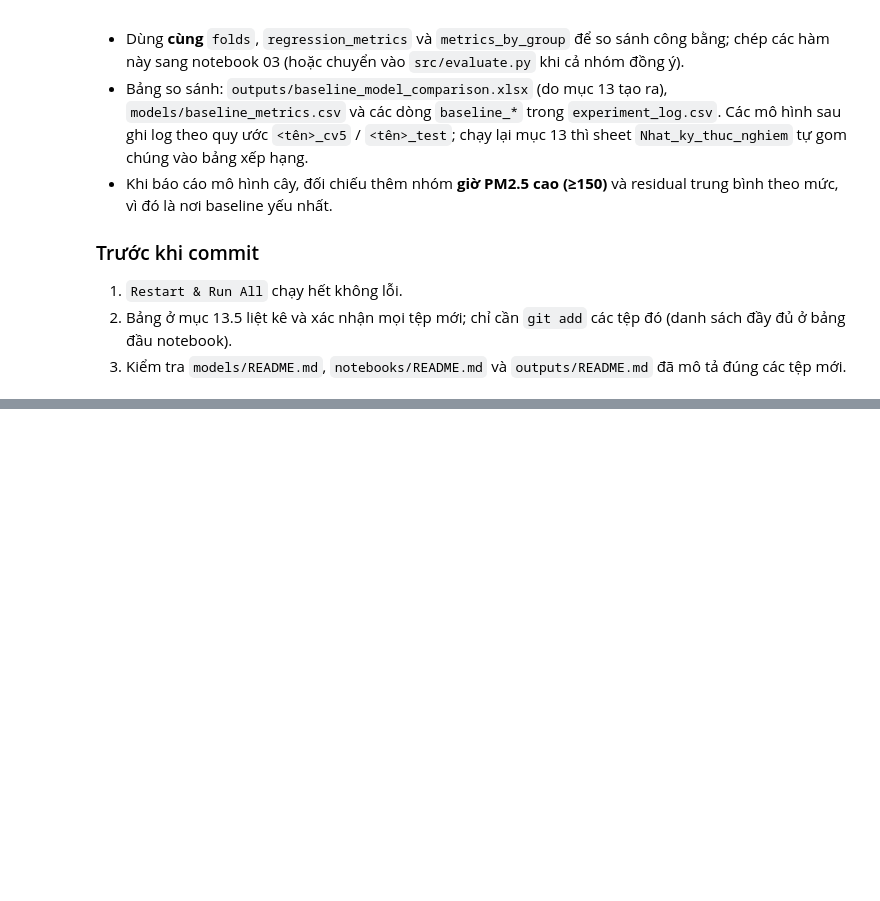
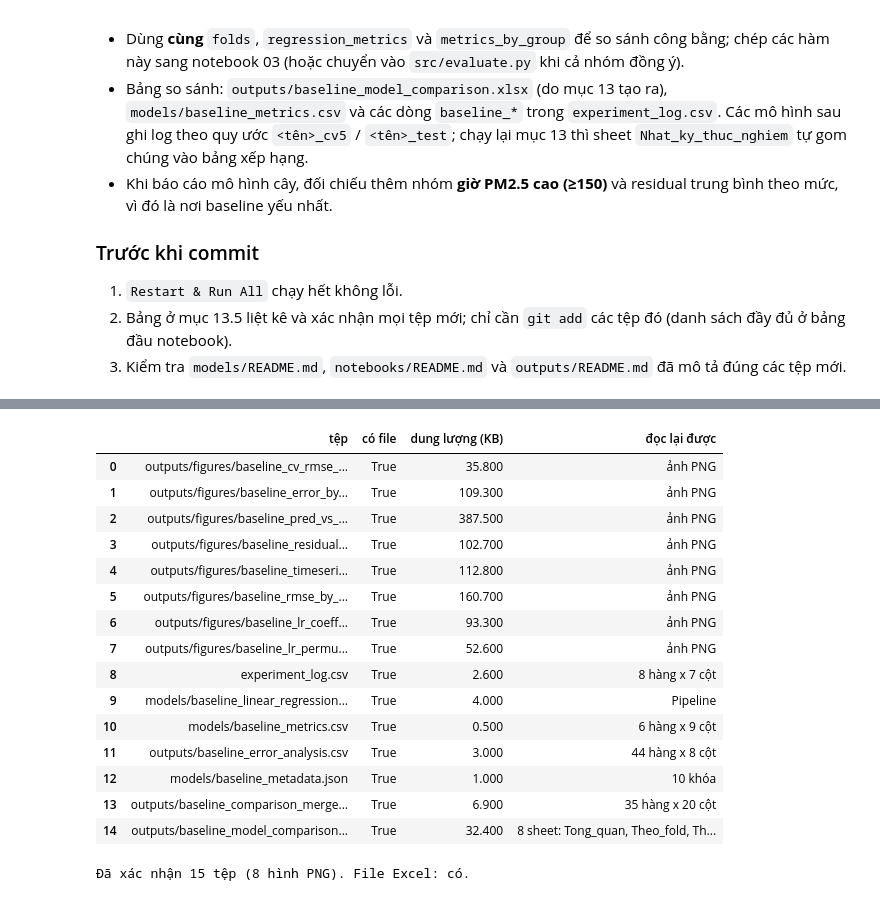
Before and after one commit to bjruly/sgu_finalproject_machinelearning_2026-2027, a Jupyter notebook: notebooks/02_model_training_baseline.ipynb, the cells around one changed output, grey strips where cells are left out. Saved outputs shown, nothing was run; the diff lists cells and outputs as text; code cells hidden in the pictures; blank space fills up the shorter version.

```diff
--- a/notebooks/02_model_training_baseline.ipynb
+++ b/notebooks/02_model_training_baseline.ipynb
@@ -1506,0 +2104,16 @@ Số liệu cụ thể nằm ở mục 7, 11 và 13.3; ở đây chỉ nêu ý c
+# %%
+# --- 9.1 Dự đoán vs thực tế ---
+fig, axes = plt.subplots(1, 2, figsize=(12, 5.2), sharex=True, sharey=True)
+for ax, name in zip(axes, MAIN_MODELS):
+    key = PRED_ALL[name]
+    hb = ax.hexbin(oof["y_true"], oof[key], gridsize=60, extent=(0, 500, 0, 500), bins="log", mincnt=1, cmap="viridis")
+    ax.plot([0, 500], [0, 500], "r--", lw=1, label="y = x (dự đoán hoàn hảo)")
+    ax.set_title(name)
+    ax.set_xlabel("PM2.5 thực tế (µg/m³)")
+    ax.set_xlim(0, 500); ax.set_ylim(0, 500)
+    ax.legend(loc="upper left", fontsize=8)
+axes[0].set_ylabel("PM2.5 dự đoán (µg/m³)")
+fig.colorbar(hb, ax=axes, label="số điểm (thang log)", shrink=0.85)
+fig.suptitle("Dự đoán so với thực tế (validation, trục giới hạn 0–500 để dễ nhìn)", y=1.0)
+save_fig(fig, "baseline_pred_vs_actual")
+plt.show()
@@ -1506,0 +2939,52 @@ Số liệu cụ thể nằm ở mục 7, 11 và 13.3; ở đây chỉ nêu ý c
+# %%
+def validate_saved_file(path):
+    # Đọc lại tệp theo định dạng để chắc chắn tệp hợp lệ; trả về mô tả ngắn.
+    suffix = path.suffix.lower()
+    if suffix == ".csv":
+        df = pd.read_csv(path)
+        return f"{len(df)} hàng x {df.shape[1]} cột"
+    if suffix == ".json":
+        return f"{len(json.loads(path.read_text(encoding='utf-8')))} khóa"
+    if suffix == ".joblib":
+        return type(joblib.load(path)).__name__
+    if suffix == ".xlsx":
+        names = openpyxl.load_workbook(path).sheetnames
+        return f"{len(names)} sheet: " + ", ".join(names)
+    if suffix == ".png":
+        return "ảnh PNG" if path.read_bytes()[:8] == b"\x89PNG\r\n\x1a\n" else "KHÔNG phải PNG"
+    return ""
+
+
+if SAVE_ARTIFACTS:
+    report_rows = []
+    for p in dict.fromkeys(SAVED_FILES):   # giữ thứ tự, bỏ trùng (khi chạy lại một ô)
+        ok = p.exists() and p.stat().st_size > 0
+        report_rows.append({"tệp": p.relative_to(PROJECT_ROOT).as_posix(), "có file": p.exists(),
+                            "dung lượng (KB)": round(p.stat().st_size / 1024, 1) if p.exists() else None,
+                            "đọc lại được": validate_saved_file(p) if ok else "THIẾU hoặc RỖNG"})
+    saved_report = pd.DataFrame(report_rows)
+    display(saved_report)
+    assert saved_report["có file"].all(), "Có tệp chưa được tạo, xem bảng ở trên."
+    n_png = sum(p.suffix == ".png" for p in dict.fromkeys(SAVED_FILES))
+    print(f"Đã xác nhận {len(saved_report)} tệp ({n_png} hình PNG). "
+          + ("File Excel: có." if COMPARISON_XLSX in SAVED_FILES else "File Excel: bỏ qua vì chưa cài openpyxl."))
+else:
+    print("SAVE_ARTIFACTS = False: không có tệp nào được ghi.")
+# %% [output]
+|  | tệp | có file | dung lượng (KB) | đọc lại được |
+| 0 | outputs/figures/baseline_cv_rmse_... | True | 35.800 | ảnh PNG |
+| 1 | outputs/figures/baseline_error_by... | True | 109.300 | ảnh PNG |
+| 2 | outputs/figures/baseline_pred_vs_... | True | 387.500 | ảnh PNG |
+| 3 | outputs/figures/baseline_residual... | True | 102.700 | ảnh PNG |
+| 4 | outputs/figures/baseline_timeseri... | True | 112.800 | ảnh PNG |
+| 5 | outputs/figures/baseline_rmse_by_... | True | 160.700 | ảnh PNG |
+| 6 | outputs/figures/baseline_lr_coeff... | True | 93.300 | ảnh PNG |
+| 7 | outputs/figures/baseline_lr_permu... | True | 52.600 | ảnh PNG |
+| 8 | experiment_log.csv | True | 2.600 | 8 hàng x 7 cột |
+| 9 | models/baseline_linear_regression... | True | 4.000 | Pipeline |
+| 10 | models/baseline_metrics.csv | True | 0.500 | 6 hàng x 9 cột |
+| 11 | outputs/baseline_error_analysis.csv | True | 3.000 | 44 hàng x 8 cột |
+| 12 | models/baseline_metadata.json | True | 1.000 | 10 khóa |
+| 13 | outputs/baseline_comparison_merge... | True | 6.900 | 35 hàng x 20 cột |
+| 14 | outputs/baseline_model_comparison... | True | 32.400 | 8 sheet: Tong_quan, Theo_fold, Th... |
+Đã xác nhận 15 tệp (8 hình PNG). File Excel: có.
```
Also changed, not shown: parts of 58 cells of this notebook, 17 other files.
